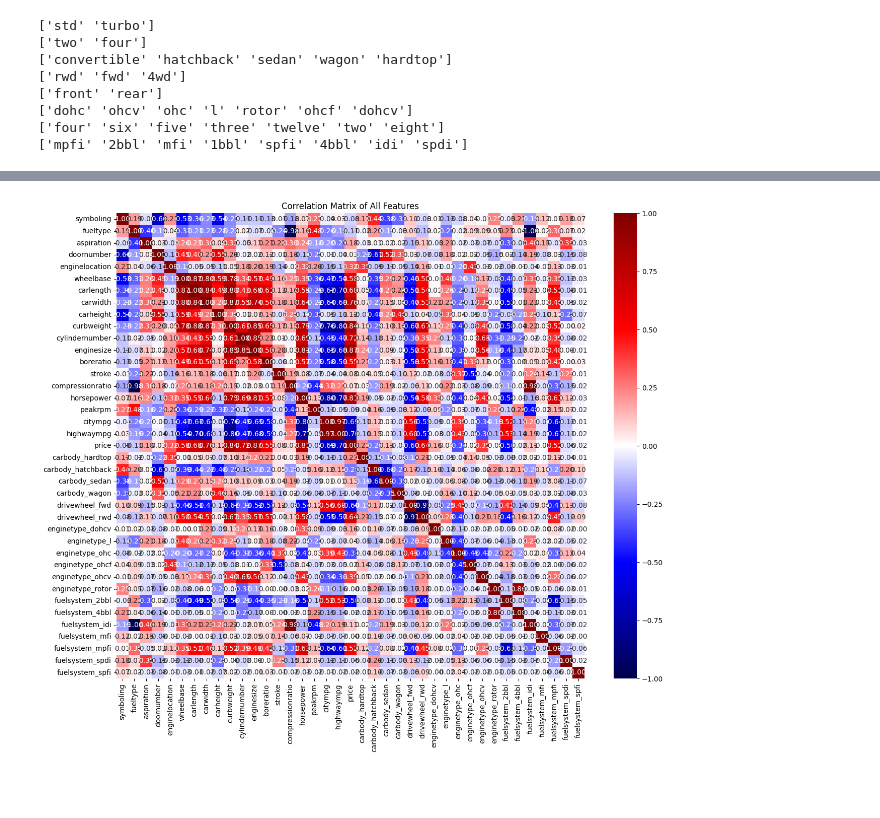
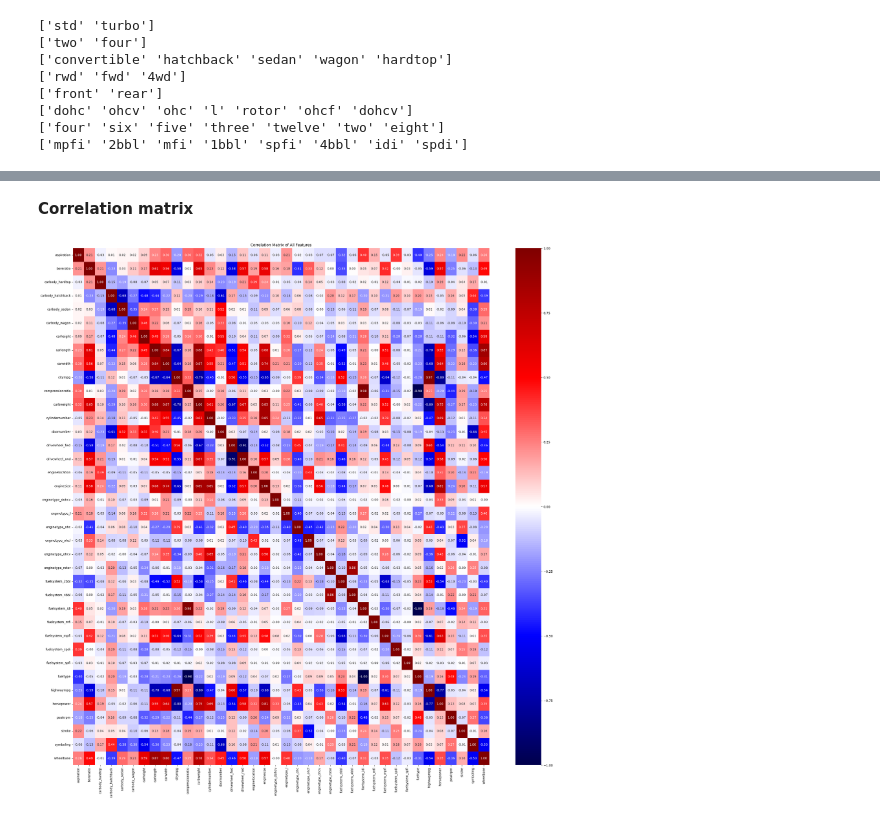
Before and after one commit to KG-kushagra17/Linear_reg, a Jupyter notebook: Car prediction.ipynb, the cells around one changed output, grey strips where cells are left out. Drawn from its saved outputs; the diff is of its cells as text; code cells hidden in the pictures; blank space fills up the shorter version.

```diff
--- a/Car prediction.ipynb
+++ b/Car prediction.ipynb
@@ -135,13 +115,15 @@ fuelsystem_spfi          -0.015003         1.000000
+# %% [markdown]
+**Correlation matrix**
 # %%
 # --- Compute correlation matrix ---
-corr_matrix = df.corr()
+corr_matrix = corr_matrix = df[df.columns.difference(['price'])].corr()
 
 # --- Display heatmap emphasizing strong correlations (both negative and positive) ---
-plt.figure(figsize=(15,12))
+plt.figure(figsize=(30,30))
 sns.heatmap(corr_matrix, annot=True, fmt=".2f", cmap="seismic", center=0, vmin=-1, vmax=1, cbar=True)
 plt.title("Correlation Matrix of All Features")
 plt.show()
 # %% [output]
-[figure, old version]
+[figure, new version]
 # %% [markdown]
 from the above we can see strong correlation
```
Also changed, not shown: parts of 21 cells of this notebook.
